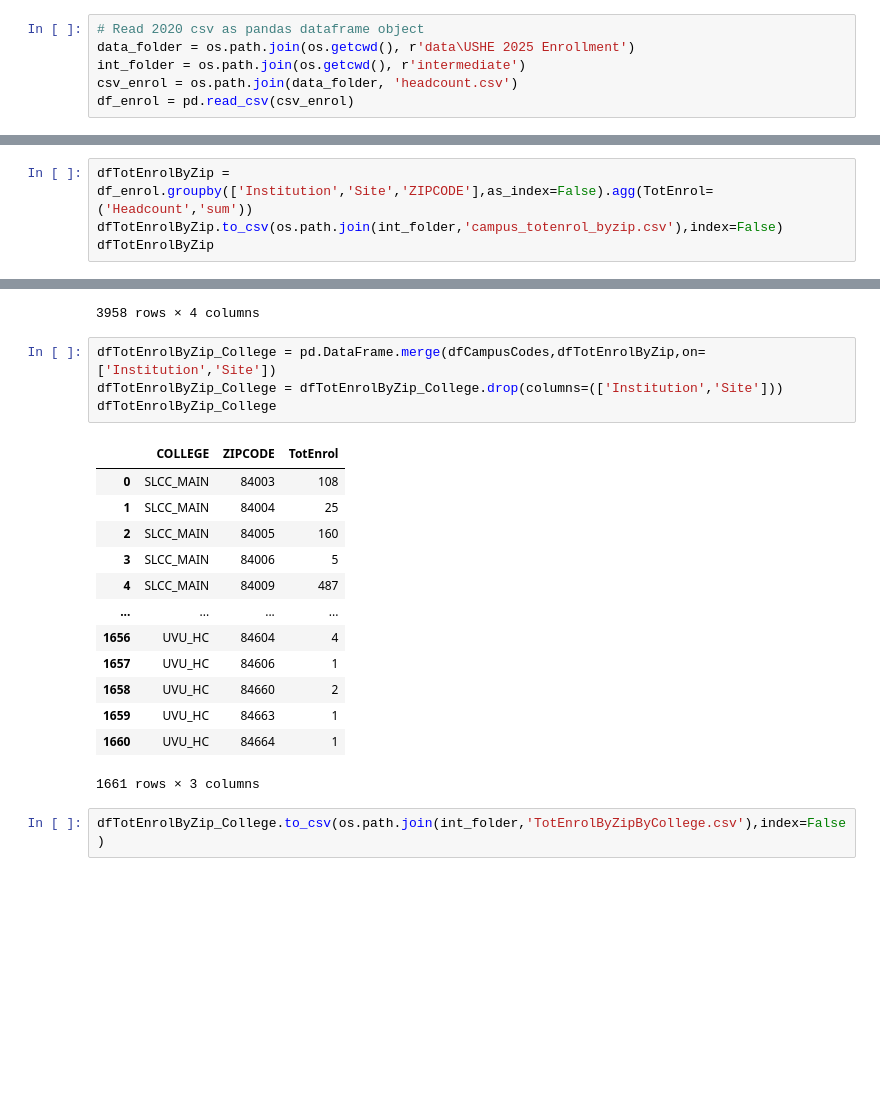
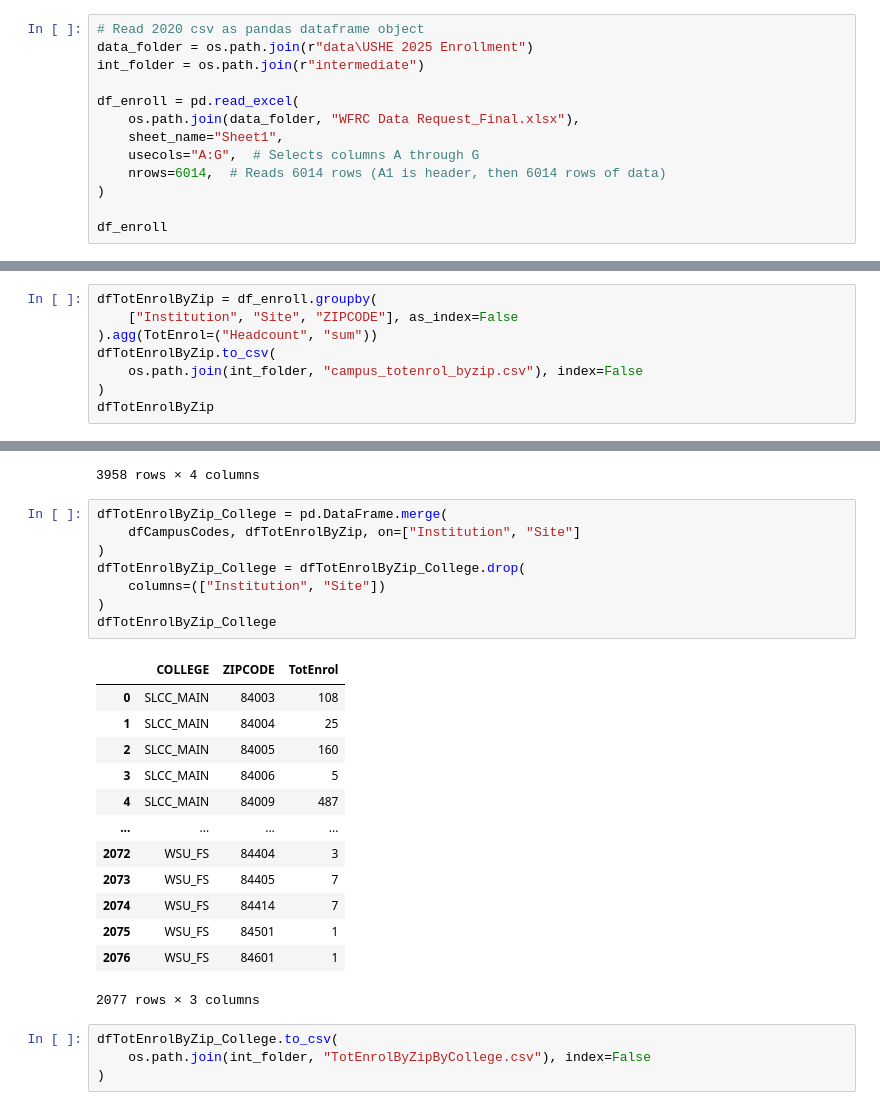
Before and after one commit to WFRCAnalytics/TDM-INP-College-Enrollment, a Jupyter notebook: 2-Public Enrollment Data 2020 by Zip Code.ipynb, the cells around one changed output, grey strips where cells are left out. Cells and saved outputs as stored; diff of their text form; blank space fills up the shorter version.

```diff
--- a/2-Public Enrollment Data 2020 by Zip Code.ipynb
+++ b/2-Public Enrollment Data 2020 by Zip Code.ipynb
@@ -10,6 +10,13 @@ e:\Github\TDM-INP-College-Enrollment
 # %%
 # Read 2020 csv as pandas dataframe object
-data_folder = os.path.join(os.getcwd(), r'data\USHE 2025 Enrollment')
-int_folder = os.path.join(os.getcwd(), r'intermediate')
-csv_enrol = os.path.join(data_folder, 'headcount.csv')
-df_enrol = pd.read_csv(csv_enrol)
+data_folder = os.path.join(r"data\USHE 2025 Enrollment")
+int_folder = os.path.join(r"intermediate")
+
+df_enroll = pd.read_excel(
+    os.path.join(data_folder, "WFRC Data Request_Final.xlsx"),
+    sheet_name="Sheet1",
+    usecols="A:G",  # Selects columns A through G
+    nrows=6014,  # Reads 6014 rows (A1 is header, then 6014 rows of data)
+)
+
+df_enroll
@@ -137,8 +187,12 @@ df_enrol[(df_enrol['Institution'] == 'University Of Utah') & (df_enrol['Site'] =
 |  |  | 84901 | 1 | 1 |
 209 rows × 2 columns
 # %%
-dfTotEnrolByZip = df_enrol.groupby(['Institution','Site','ZIPCODE'],as_index=False).agg(TotEnrol=('Headcount','sum'))
-dfTotEnrolByZip.to_csv(os.path.join(int_folder,'campus_totenrol_byzip.csv'),index=False)
+dfTotEnrolByZip = df_enroll.groupby(
+    ["Institution", "Site", "ZIPCODE"], as_index=False
+).agg(TotEnrol=("Headcount", "sum"))
+dfTotEnrolByZip.to_csv(
+    os.path.join(int_folder, "campus_totenrol_byzip.csv"), index=False
+)
 dfTotEnrolByZip
 # %% [output]
 |  | Institution | Site | ZIPCODE | TotEnrol |
@@ -155,22 +209,28 @@ dfTotEnrolByZip
 | 3957 | Weber State University | WSU - Farmington Station | 84601 | 1 |
 3958 rows × 4 columns
 # %%
-dfTotEnrolByZip_College = pd.DataFrame.merge(dfCampusCodes,dfTotEnrolByZip,on=['Institution','Site'])
-dfTotEnrolByZip_College = dfTotEnrolByZip_College.drop(columns=(['Institution','Site']))
+dfTotEnrolByZip_College = pd.DataFrame.merge(
+    dfCampusCodes, dfTotEnrolByZip, on=["Institution", "Site"]
+)
+dfTotEnrolByZip_College = dfTotEnrolByZip_College.drop(
+    columns=(["Institution", "Site"])
+)
 dfTotEnrolByZip_College
 # %% [output]
 |  | COLLEGE | ZIPCODE | TotEnrol |
 | 0 | SLCC_MAIN | 84003 | 108 |
 | 1 | SLCC_MAIN | 84004 | 25 |
 | 2 | SLCC_MAIN | 84005 | 160 |
 | 3 | SLCC_MAIN | 84006 | 5 |
 | 4 | SLCC_MAIN | 84009 | 487 |
 | ... | ... | ... | ... |
-| 1656 | UVU_HC | 84604 | 4 |
-| 1657 | UVU_HC | 84606 | 1 |
-| 1658 | UVU_HC | 84660 | 2 |
-| 1659 | UVU_HC | 84663 | 1 |
-| 1660 | UVU_HC | 84664 | 1 |
+| 2072 | WSU_FS | 84404 | 3 |
+| 2073 | WSU_FS | 84405 | 7 |
+| 2074 | WSU_FS | 84414 | 7 |
+| 2075 | WSU_FS | 84501 | 1 |
+| 2076 | WSU_FS | 84601 | 1 |
-1661 rows × 3 columns
+2077 rows × 3 columns
 # %%
-dfTotEnrolByZip_College.to_csv(os.path.join(int_folder,'TotEnrolByZipByCollege.csv'),index=False)
+dfTotEnrolByZip_College.to_csv(
+    os.path.join(int_folder, "TotEnrolByZipByCollege.csv"), index=False
+)
```
Also changed, not shown: parts of 9 cells of this notebook, 5 other files.
